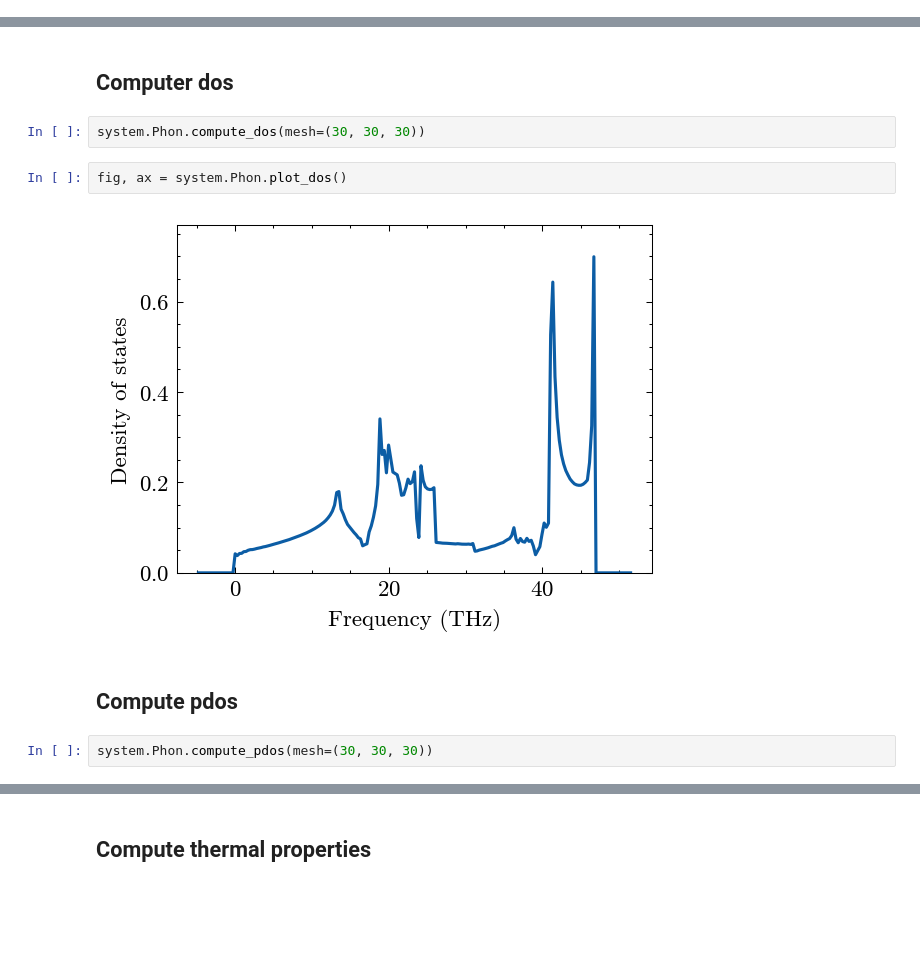
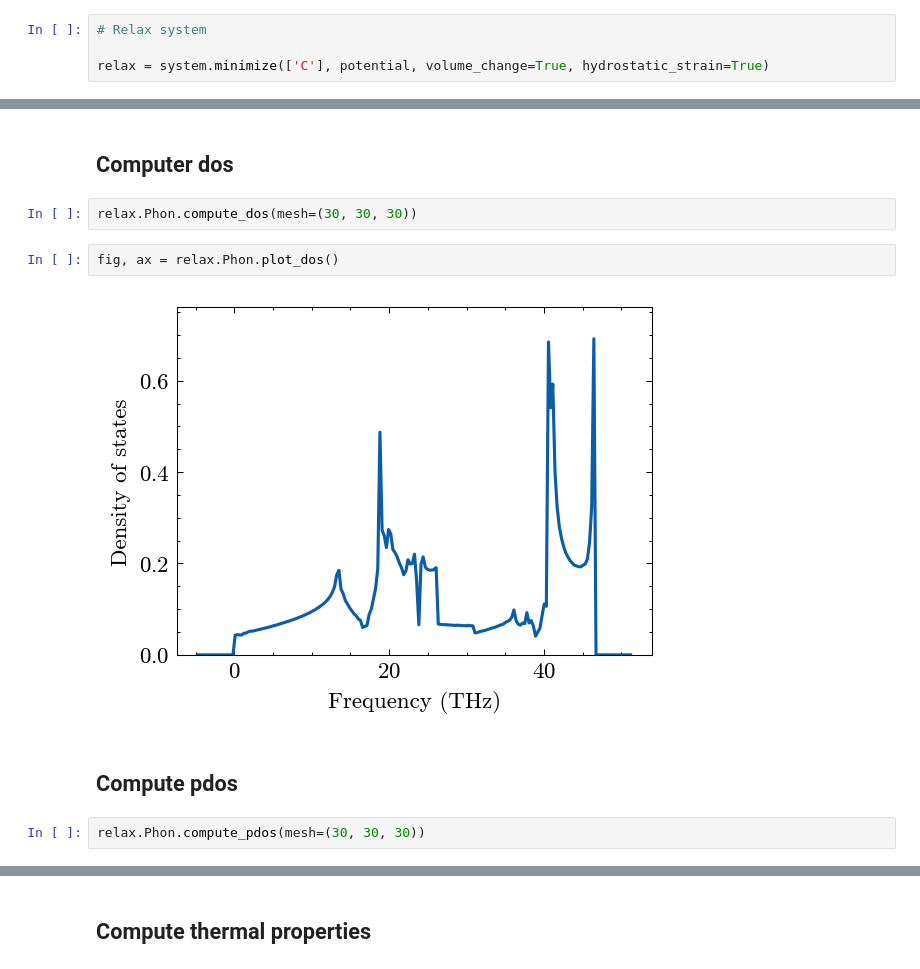
Before and after one commit to mushroomfire/mdapy, a Jupyter notebook: doc/source/gettingstarted/calculate_phonon.ipynb, the cells around one changed output, grey strips where cells are left out. Saved outputs shown, nothing was run; the diff lists cells and outputs as text; blank space fills up the shorter version.

```diff
--- a/doc/source/gettingstarted/calculate_phonon.ipynb
+++ b/doc/source/gettingstarted/calculate_phonon.ipynb
@@ -67,3 +67,7 @@ One can obtain those by [seekpath](https://www.materialscloud.org/work/tools/see
 # For graphene
 path = '0.0 0.0 0.0 0.3333333333 0.3333333333 0.0 0.5 0.0 0.0 0.0 0.0 0.0'
 labels = '$\Gamma$ K M $\Gamma$'
+# %%
+# Relax system
+
+relax = system.minimize(['C'], potential, volume_change=True, hydrostatic_strain=True)
@@ -119,13 +129,13 @@ One can also compute the dos, pdos and thermal properties.
 # %% [markdown]
 ## Computer dos
 # %%
-system.Phon.compute_dos(mesh=(30, 30, 30))
+relax.Phon.compute_dos(mesh=(30, 30, 30))
 # %%
-fig, ax = system.Phon.plot_dos()
+fig, ax = relax.Phon.plot_dos()
 # %% [output]
-[figure, old version]
+[figure, new version]
 # %% [markdown]
 ## Compute pdos
 # %%
-system.Phon.compute_pdos(mesh=(30, 30, 30))
+relax.Phon.compute_pdos(mesh=(30, 30, 30))
 # %%
```
Also changed, not shown: parts of 12 cells of this notebook, 6 other files.
